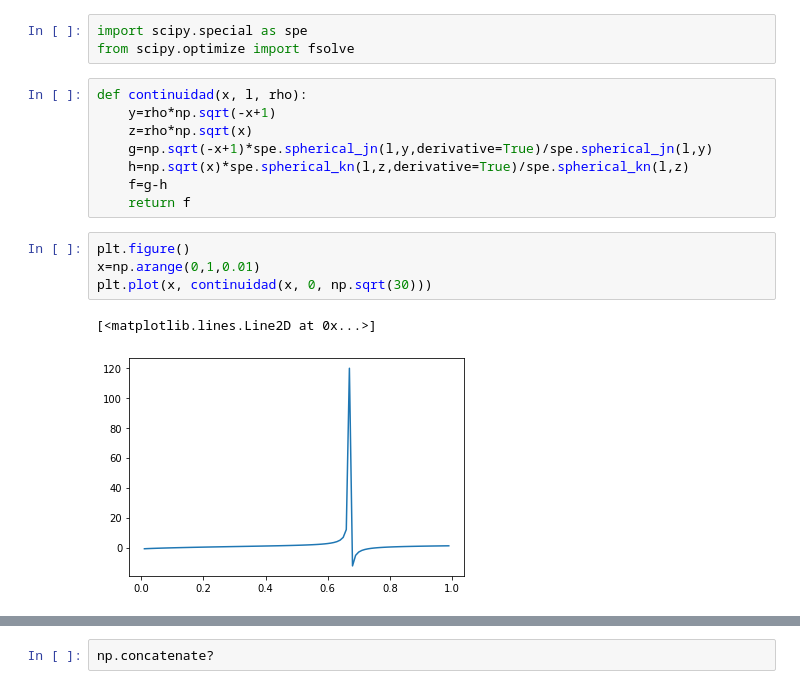
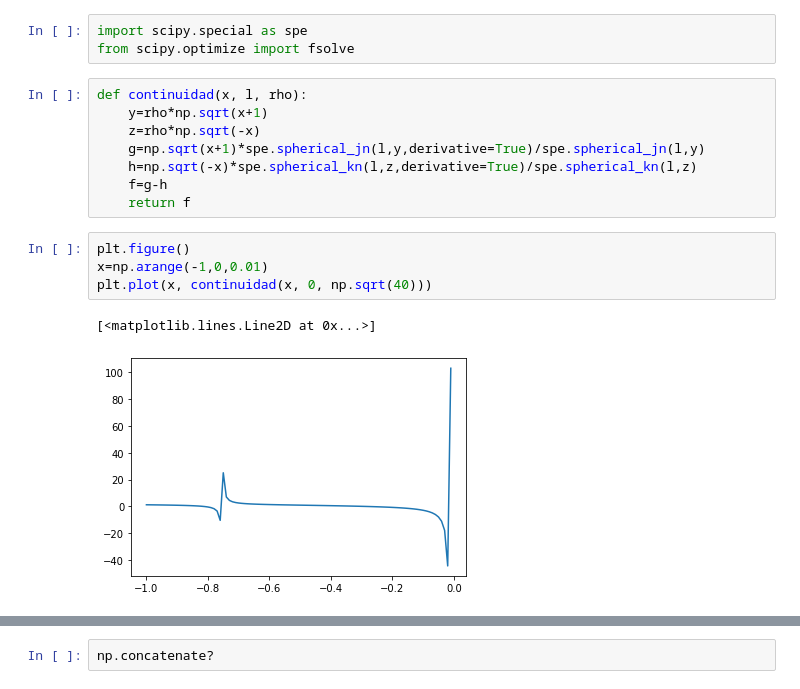
Before and after one commit to SantiagoBeltran/TareaParticulas, a Jupyter notebook: TareaParticulas.ipynb, the cells around one changed output, grey strips where cells are left out. Cells and saved outputs as stored; diff of their text form.

```diff
--- a/TareaParticulas.ipynb
+++ b/TareaParticulas.ipynb
@@ -5,16 +7,16 @@ import scipy.special as spe
 from scipy.optimize import fsolve
 # %%
 def continuidad(x, l, rho):
-    y=rho*np.sqrt(-x+1)
-    z=rho*np.sqrt(x)
-    g=np.sqrt(-x+1)*spe.spherical_jn(l,y,derivative=True)/spe.spherical_jn(l,y)
-    h=np.sqrt(x)*spe.spherical_kn(l,z,derivative=True)/spe.spherical_kn(l,z)
+    y=rho*np.sqrt(x+1)
+    z=rho*np.sqrt(-x)
+    g=np.sqrt(x+1)*spe.spherical_jn(l,y,derivative=True)/spe.spherical_jn(l,y)
+    h=np.sqrt(-x)*spe.spherical_kn(l,z,derivative=True)/spe.spherical_kn(l,z)
     f=g-h
     return f
 # %%
 plt.figure()
-x=np.arange(0,1,0.01)
-plt.plot(x, continuidad(x, 0, np.sqrt(30)))
+x=np.arange(-1,0,0.01)
+plt.plot(x, continuidad(x, 0, np.sqrt(40)))
 # %% [output]
 [<matplotlib.lines.Line2D at 0x...>]
-[figure, old version]
+[figure, new version]
```
Also changed, not shown: parts of 13 cells of this notebook.
